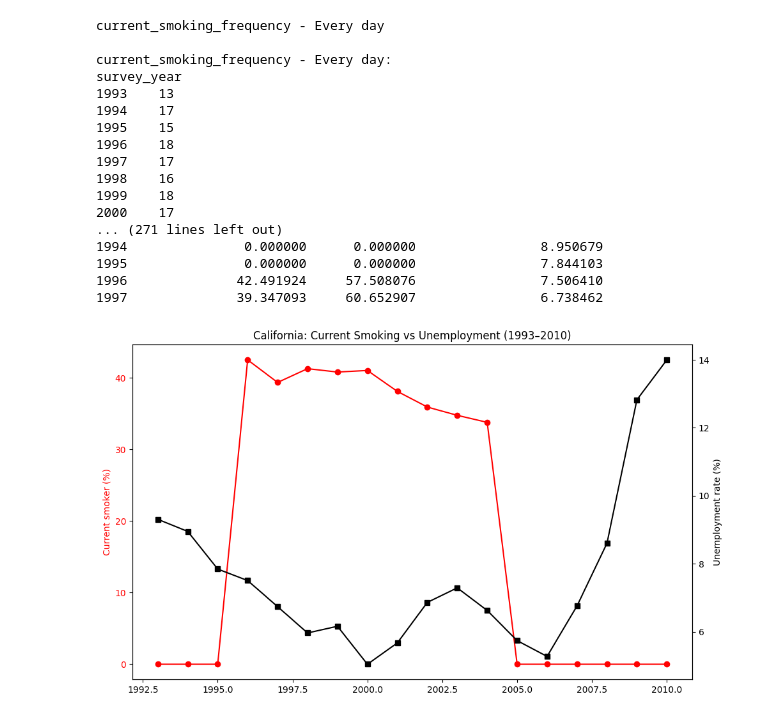
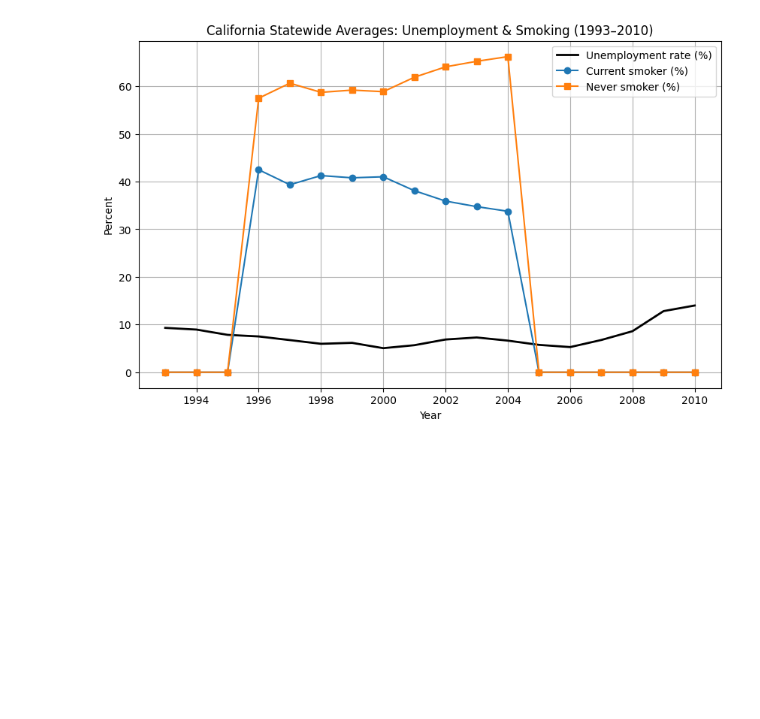
Before and after one commit to nunezjoumich/SIADS593_Impact-of-economic-and-employment-activity-on-public-health-in-Michigan-California, a Jupyter notebook: src/dataviz_ca/02_California_VisualizingBRFSSLAUS.ipynb, the cells around one changed output. Saved outputs shown, nothing was run; the diff lists cells and outputs as text; code cells hidden in the pictures; blank space fills up the shorter version.

```diff
--- a/src/dataviz_ca/02_California_VisualizingBRFSSLAUS.ipynb
+++ b/src/dataviz_ca/02_California_VisualizingBRFSSLAUS.ipynb
@@ -253,77 +296,42 @@ plt.show()
 # %%
-smk_cols = [c for c in df.columns if any(k in c.lower() for k in ["smok"])]
-
-for col in smk_cols:
-    print(col)
-    counts = (
-        df
-        .groupby("survey_year")[col]
-        .apply(lambda x: x.notna().sum())
-    )
-    print(f"\n{col}:")
-    print(counts)
-
-check = df.groupby("survey_year")[
-    ["current_smoking_frequency - Every day",
-     "current_smoking_frequency - Some days",
-     "current_smoking_frequency - Not at all"]
-].mean()
-print(check.head(10))
-print(check.sum(axis=1).head(10))  # should be ~100
+# Visualizing smoking survey range, as it has more coverage in California
 
 # Collapse smoking categories into % current smoker
 df["current_smoker"] = (
-    df["current_smoking_frequency - Every day"] +
-    df["current_smoking_frequency - Some days"]
+    df["current_smoking_frequency_Every day_uw"] +
+    df["current_smoking_frequency_Some days_uw"]
 )
 
-df["never_smoker"] = df["current_smoking_frequency - Not at all"]
+df["never_smoker"] = df["current_smoking_frequency_Not at all_uw"]
 
-# Group statewide averages by year
+# Compute statewide averages
 trend_smoke = df.groupby("survey_year")[["current_smoker", "never_smoker"]].mean()
 trend_unemp = df.groupby("survey_year")["unemployment_rate_mean"].mean()
 
-# Merge
+# Merge into one DataFrame
 trend = trend_smoke.join(trend_unemp)
-print(trend.head())
 
-import matplotlib.pyplot as plt
+plt.figure(figsize=(10,6))
 
-fig, ax1 = plt.subplots(figsize=(10,6))
+# Unemployment in black (thick line)
+plt.plot(trend.index, trend["unemployment_rate_mean"],
+         label="Unemployment rate (%)", color="black", linewidth=2)
 
-# Smoking on left axis
-ax1.plot(trend.index, trend["current_smoker"], marker="o", color="red", label="Current smoker (%)")
-ax1.set_ylabel("Current smoker (%)", color="red")
-ax1.tick_params(axis='y', labelcolor="red")
+# Smoking variables with markers
+plt.plot(trend.index, trend["current_smoker"], marker="o", label="Current smoker (%)")
+plt.plot(trend.index, trend["never_smoker"], marker="s", label="Never smoker (%)")
 
-# Unemployment on right axis
-ax2 = ax1.twinx()
-ax2.plot(trend.index, trend["unemployment_rate_mean"], marker="s", color="black", label="Unemployment rate (%)")
-ax2.set_ylabel("Unemployment rate (%)", color="black")
-ax2.tick_params(axis='y', labelcolor="black")
+plt.title("California Statewide Averages: Unemployment & Smoking (1993–2010)")
+plt.xlabel("Year")
+plt.ylabel("Percent")
+plt.legend()
+plt.grid(True)
 
-plt.title("California: Current Smoking vs Unemployment (1993–2010)")
-fig.tight_layout()
+plt.gca().xaxis.set_major_locator(MaxNLocator(integer=True))
+
 plt.show()
 # %% [output]
-current_smoking_frequency - Every day
-
-current_smoking_frequency - Every day:
-survey_year
-1993    13
-1994    17
-1995    15
-1996    18
-1997    17
-1998    16
-1999    18
-2000    17
-... (271 lines left out)
-1994               0.000000      0.000000                8.950679
-1995               0.000000      0.000000                7.844103
-1996              42.491924     57.508076                7.506410
-1997              39.347093     60.652907                6.738462
-[figure, old version]
+[figure, new version]
 # %%
 year = 2008  # you can change this to 2005, 2010, etc.
 subset = df[df["survey_year"] == year]
```
Also changed, not shown: parts of 26 cells of this notebook, 5 other files.
